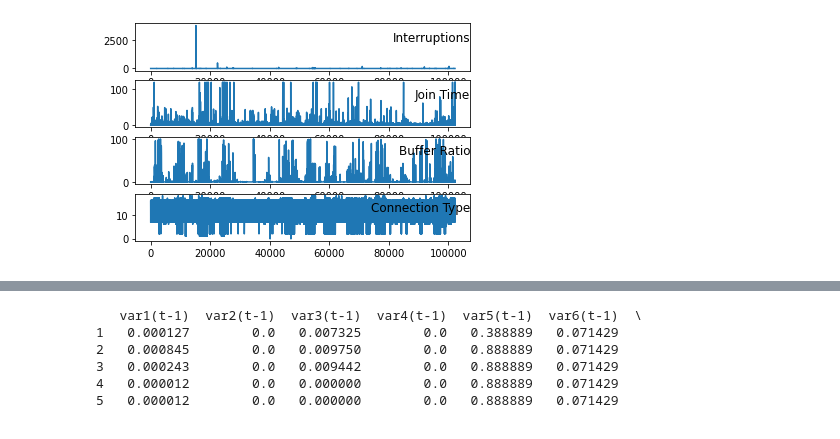
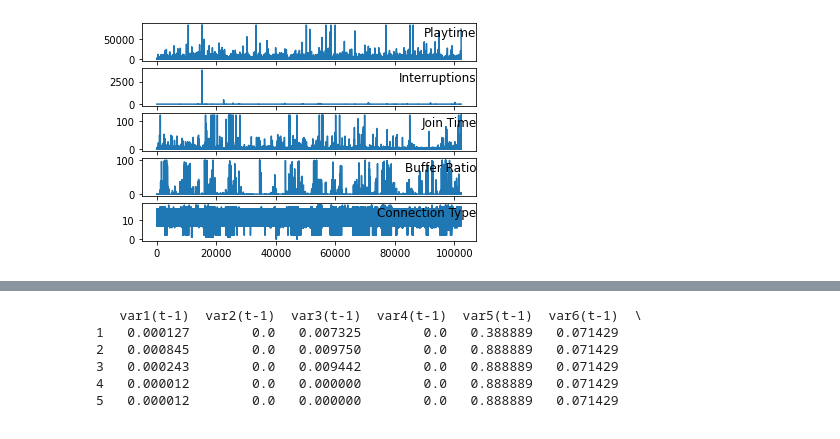
Before and after one commit to rikkudo/DS-Lab-II, a Jupyter notebook: DS_Lab_II_FDAW78.ipynb, the cells around one changed output, grey strips where cells are left out. Saved outputs shown, nothing was run; the diff lists cells and outputs as text; code cells hidden in the pictures.

```diff
--- a/DS_Lab_II_FDAW78.ipynb
+++ b/DS_Lab_II_FDAW78.ipynb
@@ -181,20 +181,20 @@ df.head()
 # %%
 from matplotlib import pyplot
 
 values = df.values
 # specify columns to plot
-groups = [1, 2, 3, 4]
+groups = [0, 1, 2, 3, 4]
 i = 1
 # plot each column
 pyplot.figure()
 for group in groups:
 	pyplot.subplot(len(groups), 1, i)
 	pyplot.plot(values[:, group])
 	pyplot.title(df.columns[group], y=0.5, loc='right')
 	i += 1
 pyplot.show()
 # %% [output]
-[figure, old version]
+[figure, new version]
 # %%
 df.describe()
 # %% [output]
```
Also changed, not shown: parts of 9 cells of this notebook.
